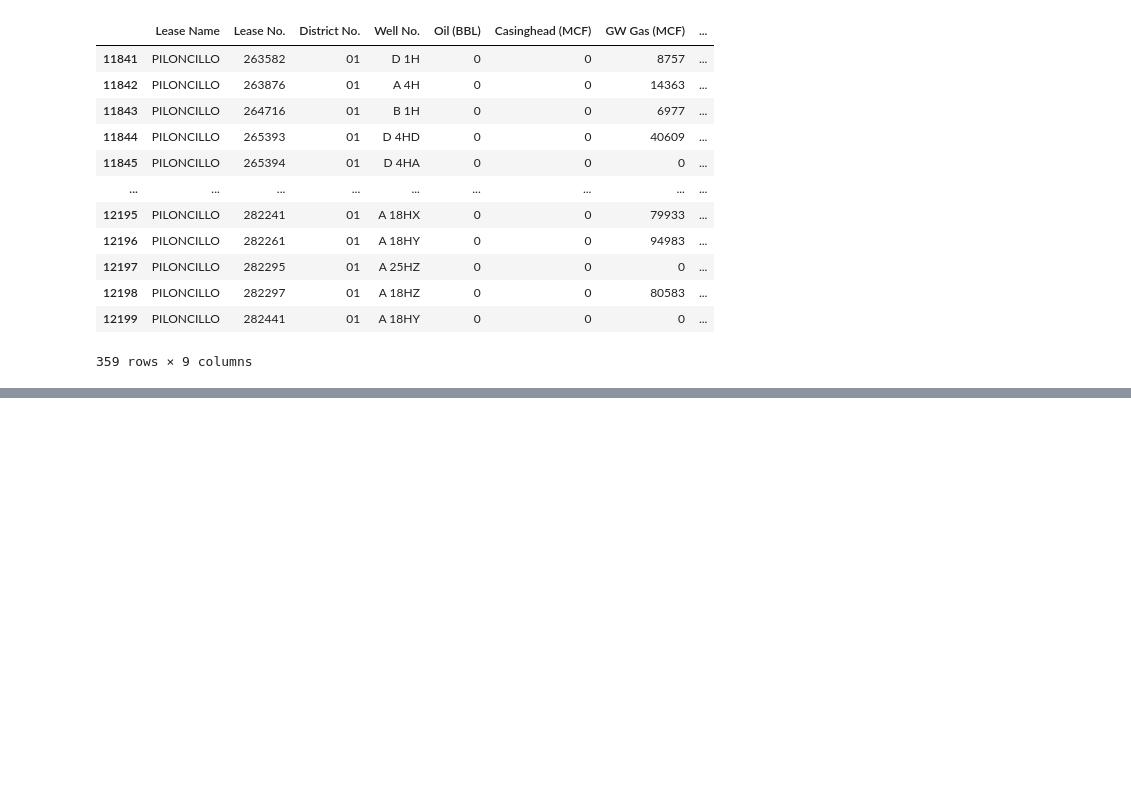
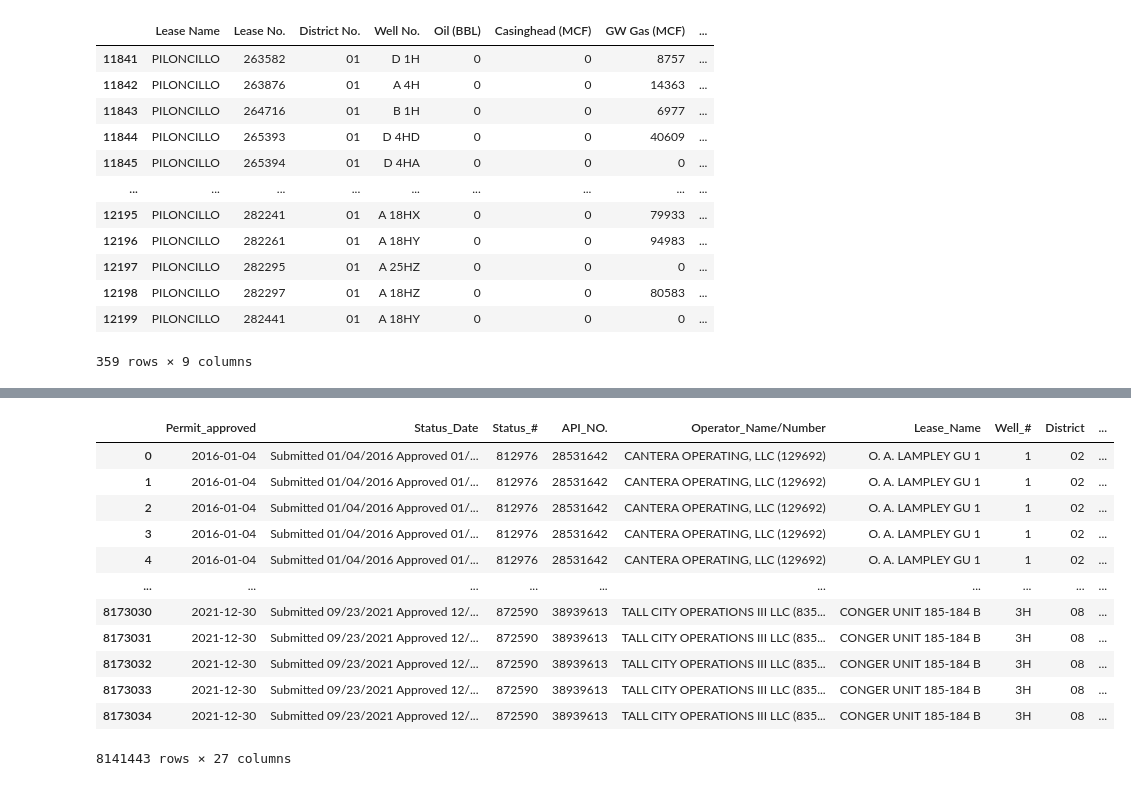
Before and after one commit to brianclements03/Individual_Project, a Jupyter notebook: prod_data_2016/Untitled.ipynb, the cells around one changed output, grey strips where cells are left out. Drawn from its saved outputs; the diff is of its cells as text; code cells hidden in the pictures; blank space fills up the shorter version.

```diff
--- a/prod_data_2016/Untitled.ipynb
+++ b/prod_data_2016/Untitled.ipynb
@@ -76,0 +102,2 @@ prod_16_d1.merge()
+# %%
+test = permits.merge(prod_16_d1,how='left',left_on=['Well_#'], right_on=['Well No.'])
@@ -76,0 +134,16 @@ prod_16_d1.merge()
+# %%
+test[~test["Lease Name"].isna()]
+# %% [output]
+|  | Permit_approved | Status_Date | Status_# | API_NO. | Operator_Name/Number | Lease_Name | Well_# | District | ... |
+| 0 | 2016-01-04 | Submitted 01/04/2016 Approved 01/... | 812976 | 28531642 | CANTERA OPERATING, LLC (129692) | O. A. LAMPLEY GU 1 | 1 | 02 | ... |
+| 1 | 2016-01-04 | Submitted 01/04/2016 Approved 01/... | 812976 | 28531642 | CANTERA OPERATING, LLC (129692) | O. A. LAMPLEY GU 1 | 1 | 02 | ... |
+| 2 | 2016-01-04 | Submitted 01/04/2016 Approved 01/... | 812976 | 28531642 | CANTERA OPERATING, LLC (129692) | O. A. LAMPLEY GU 1 | 1 | 02 | ... |
+| 3 | 2016-01-04 | Submitted 01/04/2016 Approved 01/... | 812976 | 28531642 | CANTERA OPERATING, LLC (129692) | O. A. LAMPLEY GU 1 | 1 | 02 | ... |
+| 4 | 2016-01-04 | Submitted 01/04/2016 Approved 01/... | 812976 | 28531642 | CANTERA OPERATING, LLC (129692) | O. A. LAMPLEY GU 1 | 1 | 02 | ... |
+| ... | ... | ... | ... | ... | ... | ... | ... | ... | ... |
+| 8173030 | 2021-12-30 | Submitted 09/23/2021 Approved 12/... | 872590 | 38939613 | TALL CITY OPERATIONS III LLC (835... | CONGER UNIT 185-184 B | 3H | 08 | ... |
+| 8173031 | 2021-12-30 | Submitted 09/23/2021 Approved 12/... | 872590 | 38939613 | TALL CITY OPERATIONS III LLC (835... | CONGER UNIT 185-184 B | 3H | 08 | ... |
+| 8173032 | 2021-12-30 | Submitted 09/23/2021 Approved 12/... | 872590 | 38939613 | TALL CITY OPERATIONS III LLC (835... | CONGER UNIT 185-184 B | 3H | 08 | ... |
+| 8173033 | 2021-12-30 | Submitted 09/23/2021 Approved 12/... | 872590 | 38939613 | TALL CITY OPERATIONS III LLC (835... | CONGER UNIT 185-184 B | 3H | 08 | ... |
+| 8173034 | 2021-12-30 | Submitted 09/23/2021 Approved 12/... | 872590 | 38939613 | TALL CITY OPERATIONS III LLC (835... | CONGER UNIT 185-184 B | 3H | 08 | ... |
+8141443 rows × 27 columns
```
Also changed, not shown: parts of 12 cells of this notebook, 2 other files.
